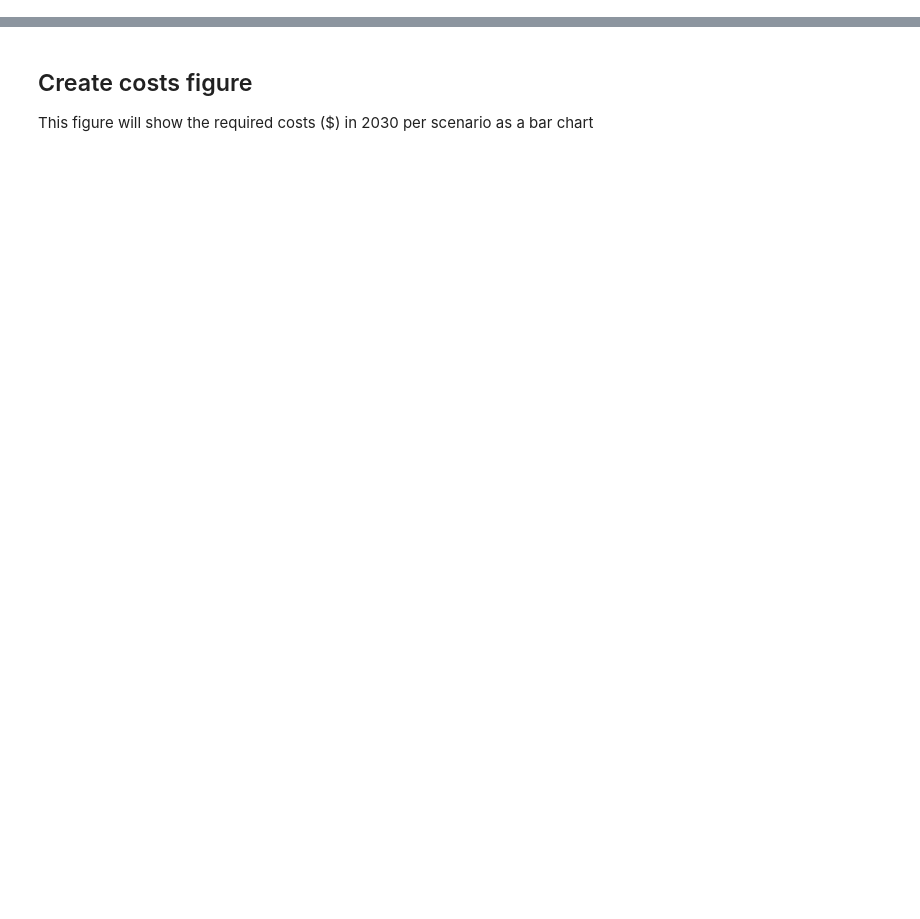
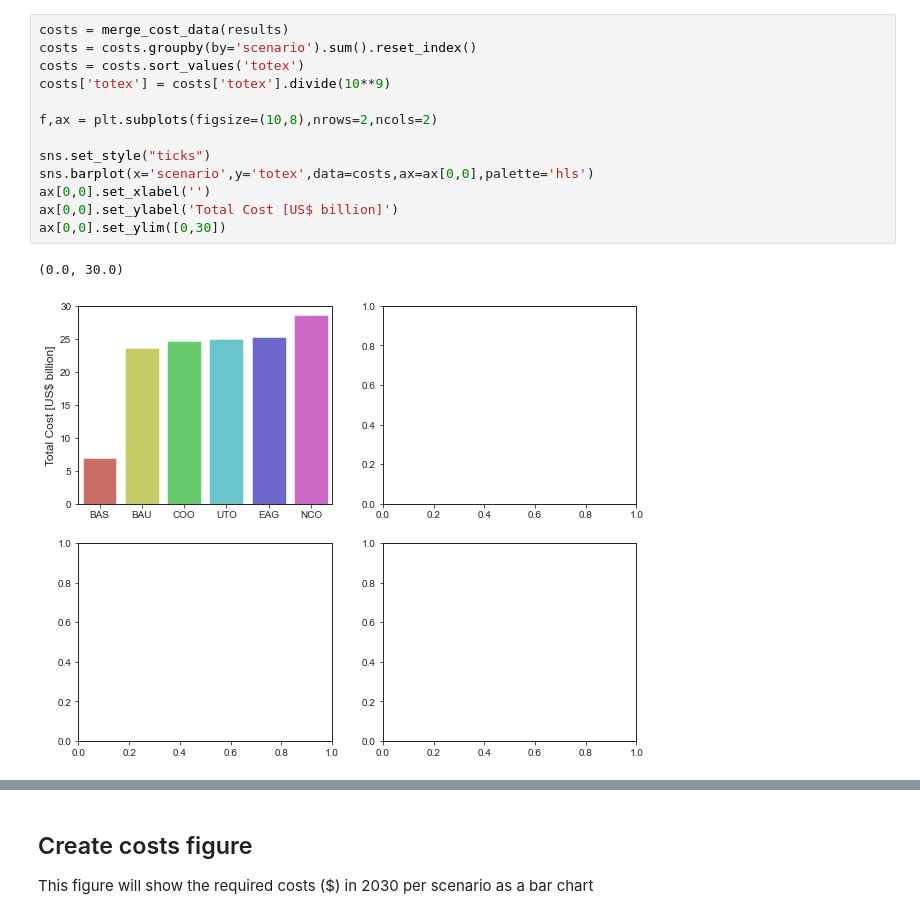
Before and after one commit to amanmajid/nextra, a Jupyter notebook: analysis/icae-results.ipynb, the cells around one changed output, grey strips where cells are left out. Saved outputs shown, nothing was run; the diff lists cells and outputs as text; blank space fills up the shorter version.

```diff
--- a/analysis/icae-results.ipynb
+++ b/analysis/icae-results.ipynb
@@ -130,0 +161,16 @@ results[sce].plot_flows_sankey(height=500,title=sce)
+# %%
+costs = merge_cost_data(results)
+costs = costs.groupby(by='scenario').sum().reset_index()
+costs = costs.sort_values('totex')
+costs['totex'] = costs['totex'].divide(10**9)
+
+f,ax = plt.subplots(figsize=(10,8),nrows=2,ncols=2)
+
+sns.set_style("ticks")
+sns.barplot(x='scenario',y='totex',data=costs,ax=ax[0,0],palette='hls')
+ax[0,0].set_xlabel('')
+ax[0,0].set_ylabel('Total Cost [US$ billion]')
+ax[0,0].set_ylim([0,30])
+# %% [output]
+(0.0, 30.0)
+[figure, added]
```
Also changed, not shown: parts of 24 cells of this notebook, 23 other files.
